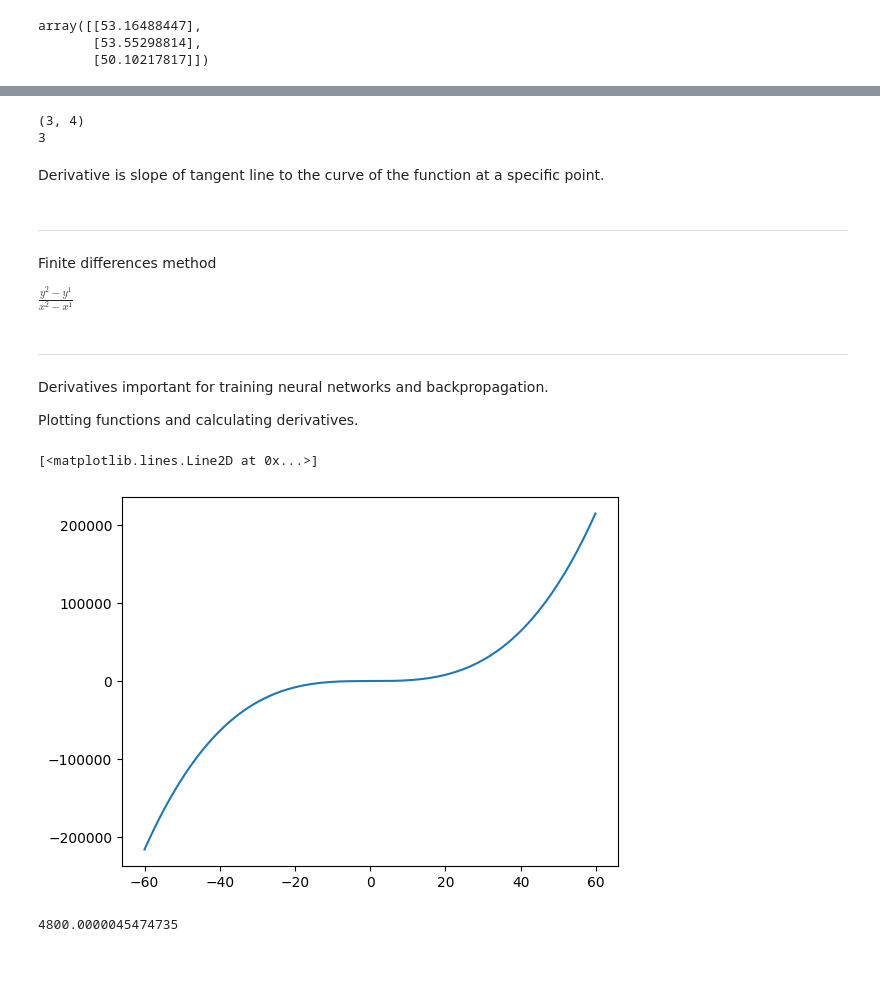
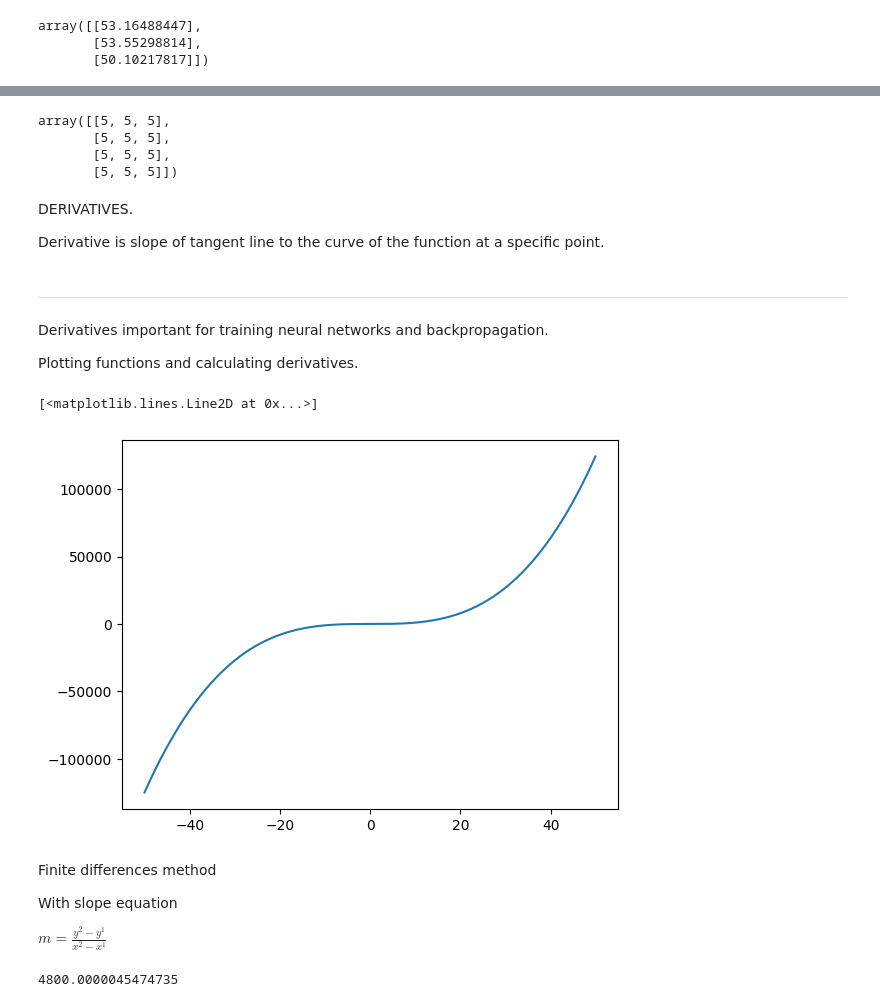
Before and after one commit to fischer011/numpy-review, a Jupyter notebook: Numpy_math_review.ipynb, the cells around one changed output, grey strips where cells are left out. Saved outputs shown, nothing was run; the diff lists cells and outputs as text; code cells hidden in the pictures; blank space fills up the shorter version.

```diff
--- a/Numpy_math_review.ipynb
+++ b/Numpy_math_review.ipynb
@@ -422,17 +409,15 @@ array([[2.],
-# %%
-f = np.array([[2,4,7,8], [6,8,5,2], [10,12,7,6]])
-print(f.shape)
-print(len(f))
-# %% [output]
-(3, 4)
-3
+# %%
+full3 = np.full((4,3), 5)
+full3
+# %% [output]
+array([[5, 5, 5],
+       [5, 5, 5],
+       [5, 5, 5],
+       [5, 5, 5]])
 # %% [markdown]
+DERIVATIVES.
+
 Derivative is slope of tangent line to the curve of the function at a specific point.
-# %% [markdown]
----
-Finite differences method
-
-$\frac{y^2 - y^1}{x^2 - x^1}$
 # %% [markdown]
 ---
 Derivatives important for training neural networks and backpropagation.
@@ -441,11 +426,17 @@ Plotting functions and calculating derivatives.
 # %%
 import matplotlib.pyplot as plt
 
-x = np.arange(-60, 60, 0.1)
+x = np.arange(-50, 50, 0.1)
 fx = x ** 3
 
 plt.plot(x, fx)
 # %% [output]
 [<matplotlib.lines.Line2D at 0x...>]
-[figure, old version]
+[figure, new version]
+# %% [markdown]
+Finite differences method
+
+With slope equation
+
+$m = \frac{y^2 - y^1}{x^2 - x^1}$
 # %%
```
Also changed, not shown: parts of 23 cells of this notebook, 1 other file.
